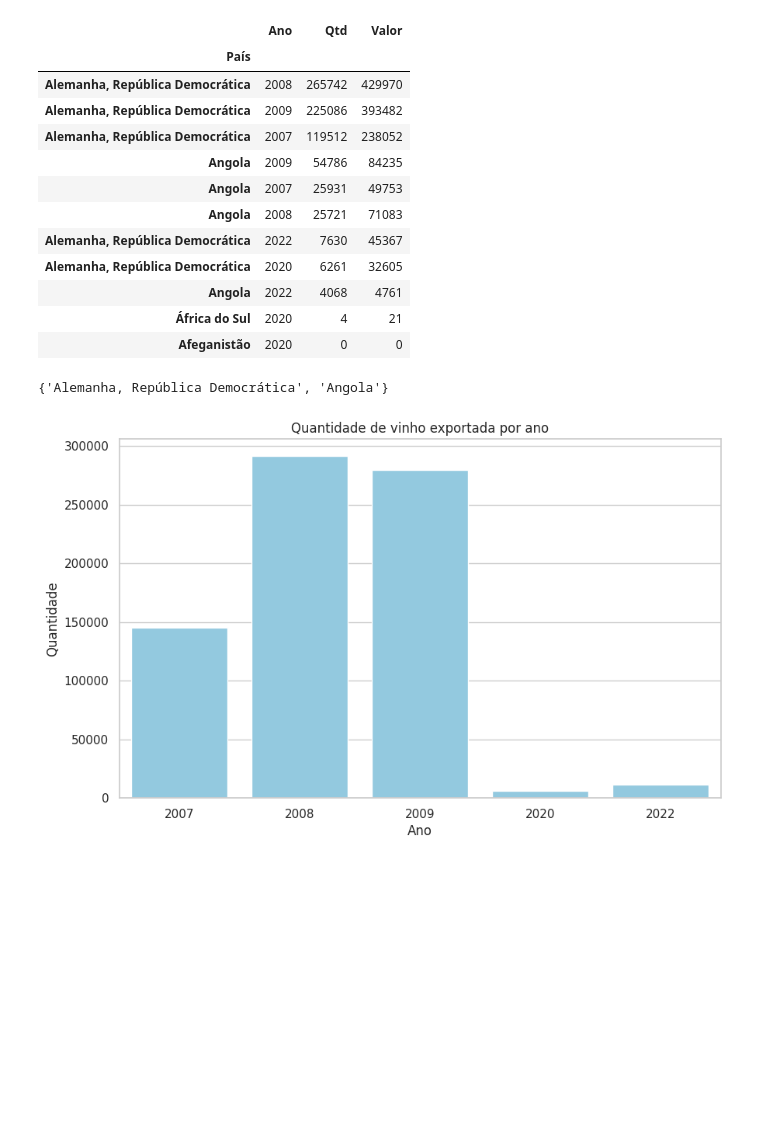
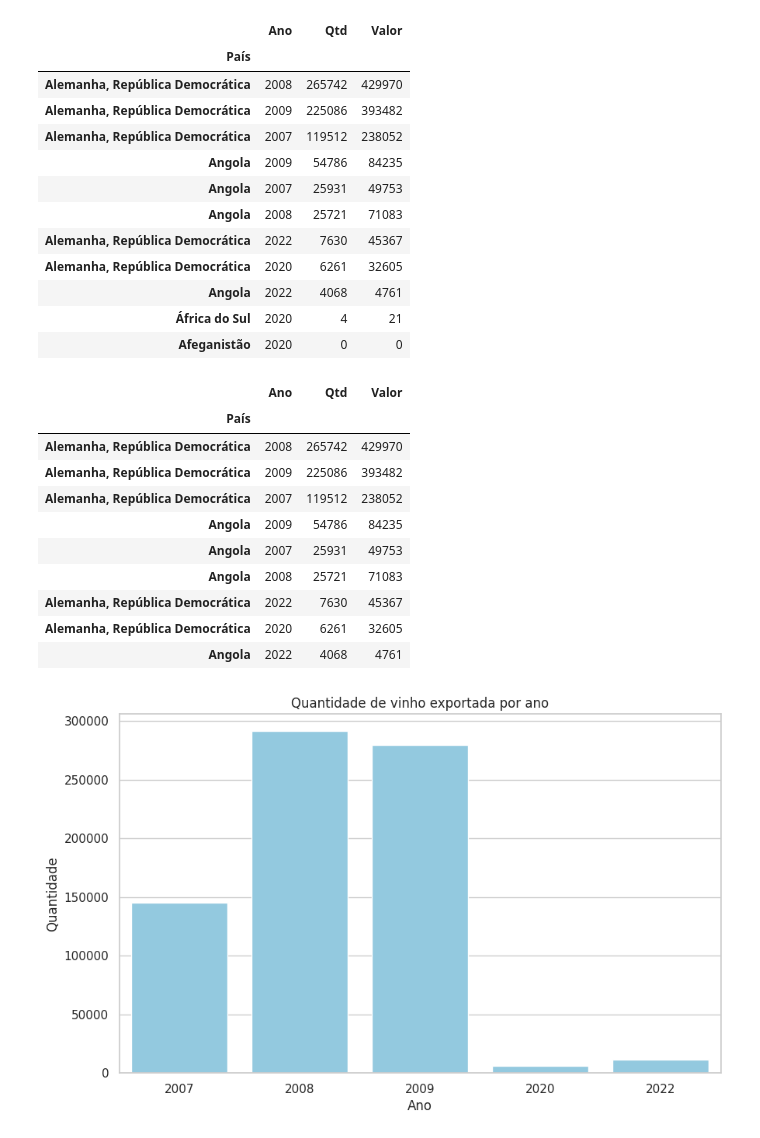
Before and after one commit to VivianeCorreia/Tech-Challenge, a Jupyter notebook: Challenge.ipynb, the cells around one changed output. Saved outputs shown, nothing was run; the diff lists cells and outputs as text; code cells hidden in the pictures; blank space fills up the shorter version.

```diff
--- a/Challenge.ipynb
+++ b/Challenge.ipynb
@@ -296,10 +296,20 @@ exportacao.head(11)
 | África do Sul | 2020 | 4 | 21 |
 | Afeganistão | 2020 | 0 | 0 |
 # %%
-paises_relevantes = set(exportacao[exportacao['Qtd'] > 100].index)
+paises_relevantes = (exportacao[exportacao['Qtd'] > 100])
 paises_relevantes
 # %% [output]
-{'Alemanha, República Democrática', 'Angola'}
+|  | Ano | Qtd | Valor |
+| País |  |  |  |
+| Alemanha, República Democrática | 2008 | 265742 | 429970 |
+| Alemanha, República Democrática | 2009 | 225086 | 393482 |
+| Alemanha, República Democrática | 2007 | 119512 | 238052 |
+| Angola | 2009 | 54786 | 84235 |
+| Angola | 2007 | 25931 | 49753 |
+| Angola | 2008 | 25721 | 71083 |
+| Alemanha, República Democrática | 2022 | 7630 | 45367 |
+| Alemanha, República Democrática | 2020 | 6261 | 32605 |
+| Angola | 2022 | 4068 | 4761 |
 # %%
 # Configure o estilo do Seaborn
 sns.set(style="whitegrid")
```
Also changed, not shown: parts of 1 cell of this notebook.
